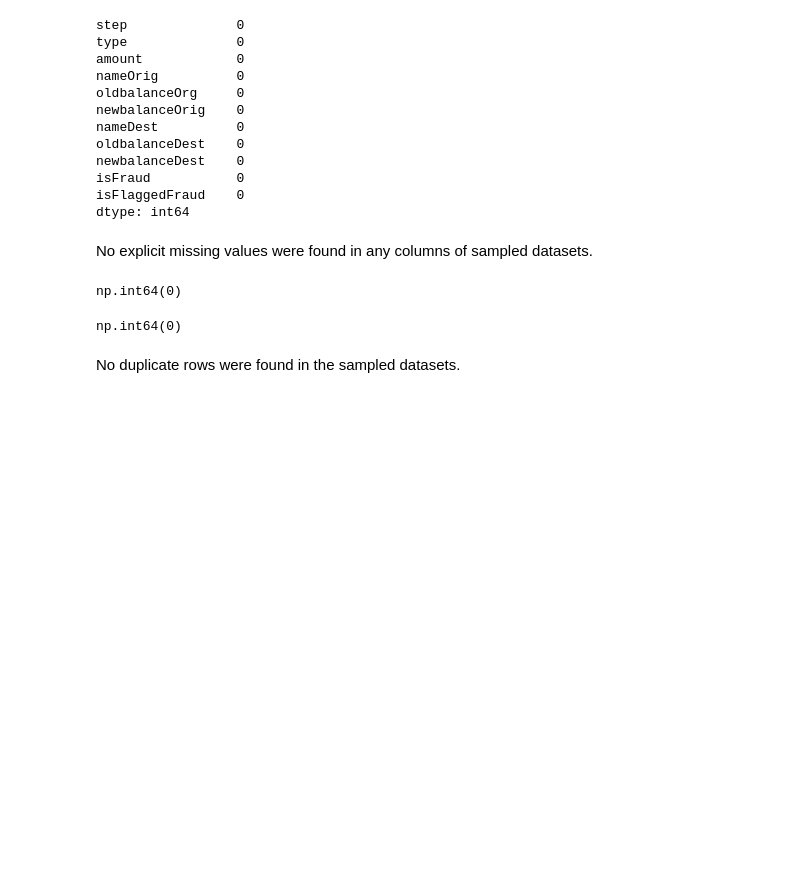
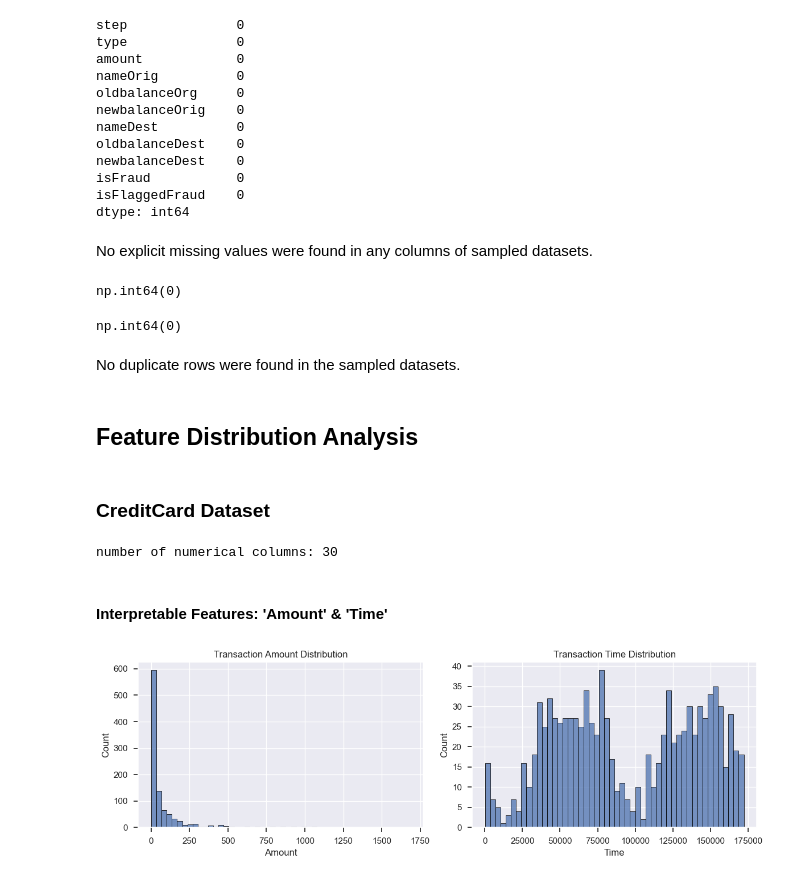
Before and after one commit to thisisehyas/Financial-Fraud-Detection-System, a Jupyter notebook: notebooks/EDA.ipynb, the cells around one changed output. Saved outputs shown, nothing was run; the diff lists cells and outputs as text; code cells hidden in the pictures; blank space fills up the shorter version.

Commit message:
feat(eda): add feature distribution analysis for CreditCard data

```diff
--- a/notebooks/EDA.ipynb
+++ b/notebooks/EDA.ipynb
@@ -242,3 +242,30 @@ paysim.duplicated().sum()
 np.int64(0)
 # %% [markdown]
 No duplicate rows were found in the sampled datasets.
+# %% [markdown]
+## Feature Distribution Analysis
+# %% [markdown]
+### CreditCard Dataset
+# %%
+# select numerical columns
+target_col = 'Class'
+num_cols = creditcard.select_dtypes(include=['int64','float64']).drop(columns=[target_col])
+
+print(f"number of numerical columns: {len(num_cols.columns)}")
+# %% [output]
+number of numerical columns: 30
+# %% [markdown]
+#### Interpretable Features: 'Amount' & 'Time'
+# %%
+fig, axes = plt.subplots(1, 2, figsize=(12, 4))
+
+sns.histplot(creditcard['Amount'], bins=50, ax=axes[0])
+axes[0].set_title('Transaction Amount Distribution')
+
+sns.histplot(creditcard['Time'], bins=50, ax=axes[1])
+axes[1].set_title('Transaction Time Distribution')
+
+plt.tight_layout()
+plt.show()
+# %% [output]
+[figure, added]
```
Also changed, not shown: parts of 7 cells of this notebook.
